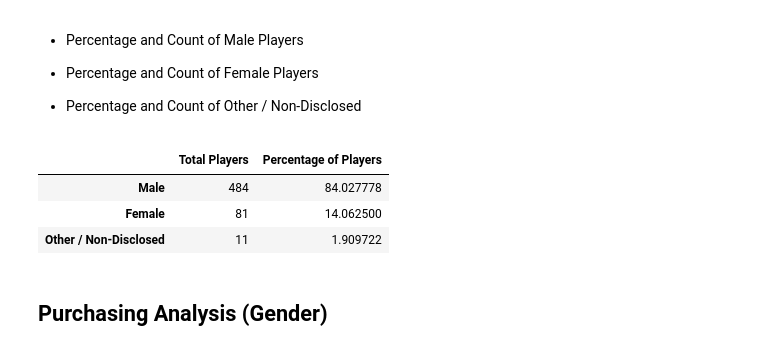
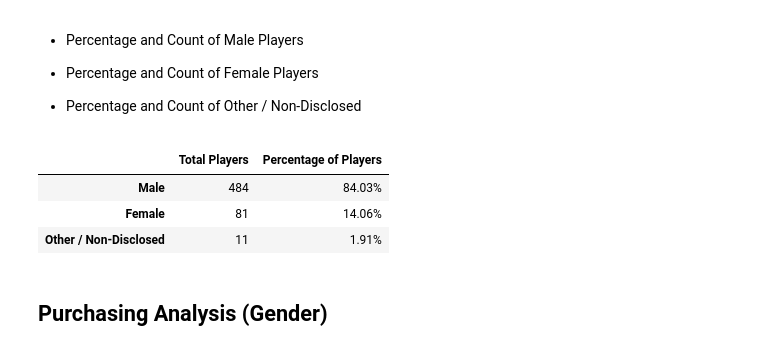
Before and after one commit to veronicahamilton88/pandas-challenge, a Jupyter notebook: HeroesOfPymoli/HeroesOfPymoli.ipynb, the cells around one changed output. Cells and saved outputs as stored; diff of their text form; code cells hidden in the pictures.

```diff
--- a/HeroesOfPymoli/HeroesOfPymoli.ipynb
+++ b/HeroesOfPymoli/HeroesOfPymoli.ipynb
@@ -70,20 +75,26 @@ purchasing_analysis
 
 * Percentage and Count of Other / Non-Disclosed
 # %%
+# Drop duplicates function to find only unique purchases
 purchases_unique = purchase_data.drop_duplicates("SN")
+# Count how many players of each gender by using the value count function on the gender column
 player_genders = purchases_unique["Gender"].value_counts()
+# Find unique players again
 unique_players = purchases_unique["SN"].value_counts()
+# Count unique screen names again
 total_players = len(purchases_unique["SN"])
+# Divide the gender counts by total player counts
 percentage_of_players = (player_genders / total_players) * 100
+# Make the summary table
 gender_demographics = pd.DataFrame({"Total Players" : player_genders,
-                                    "Percentage of Players" : percentage_of_players})
-#add formatting
+                                    "Percentage of Players" : (percentage_of_players).map("{:.2f}%".format)})
+
 gender_demographics
 # %% [output]
 |  | Total Players | Percentage of Players |
-| Male | 484 | 84.027778 |
-| Female | 81 | 14.062500 |
-| Other / Non-Disclosed | 11 | 1.909722 |
+| Male | 484 | 84.03% |
+| Female | 81 | 14.06% |
+| Other / Non-Disclosed | 11 | 1.91% |
 # %% [markdown]
 
 ## Purchasing Analysis (Gender)
```
Also changed, not shown: parts of 9 cells of this notebook.
